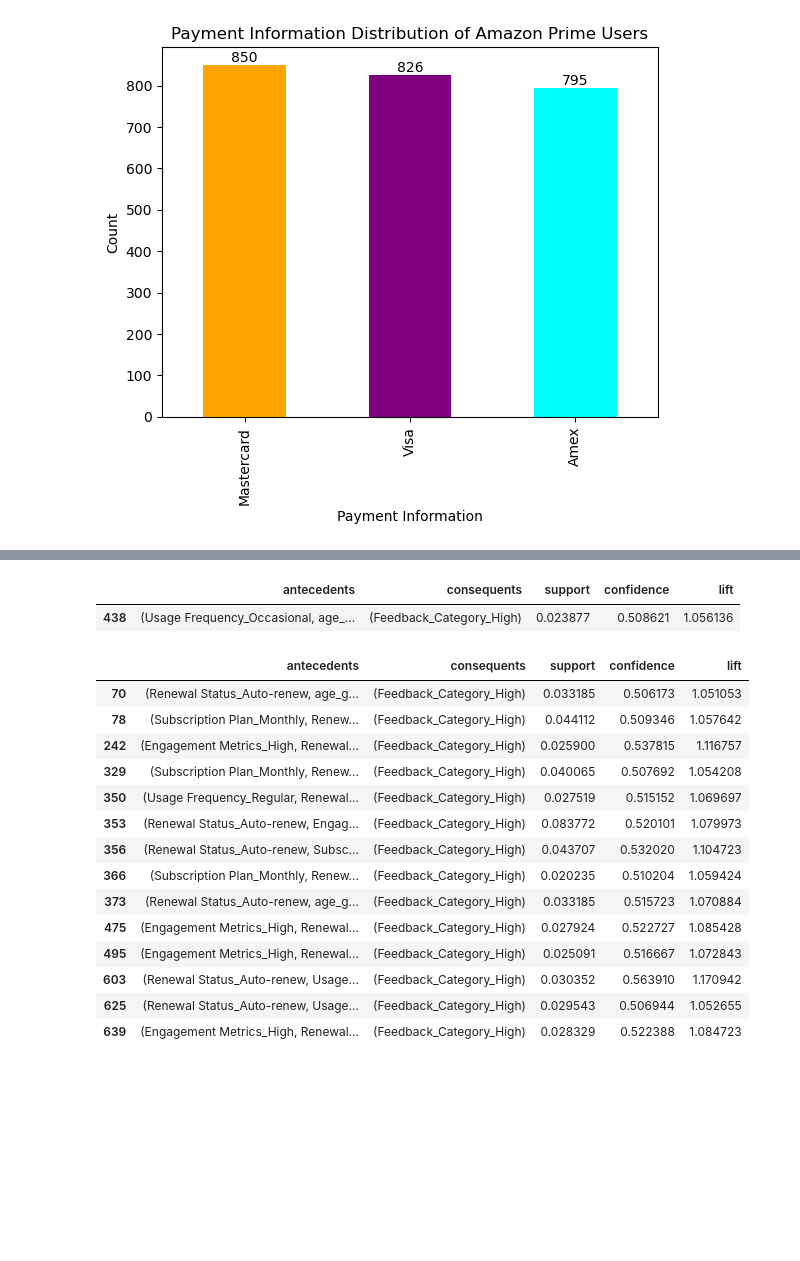
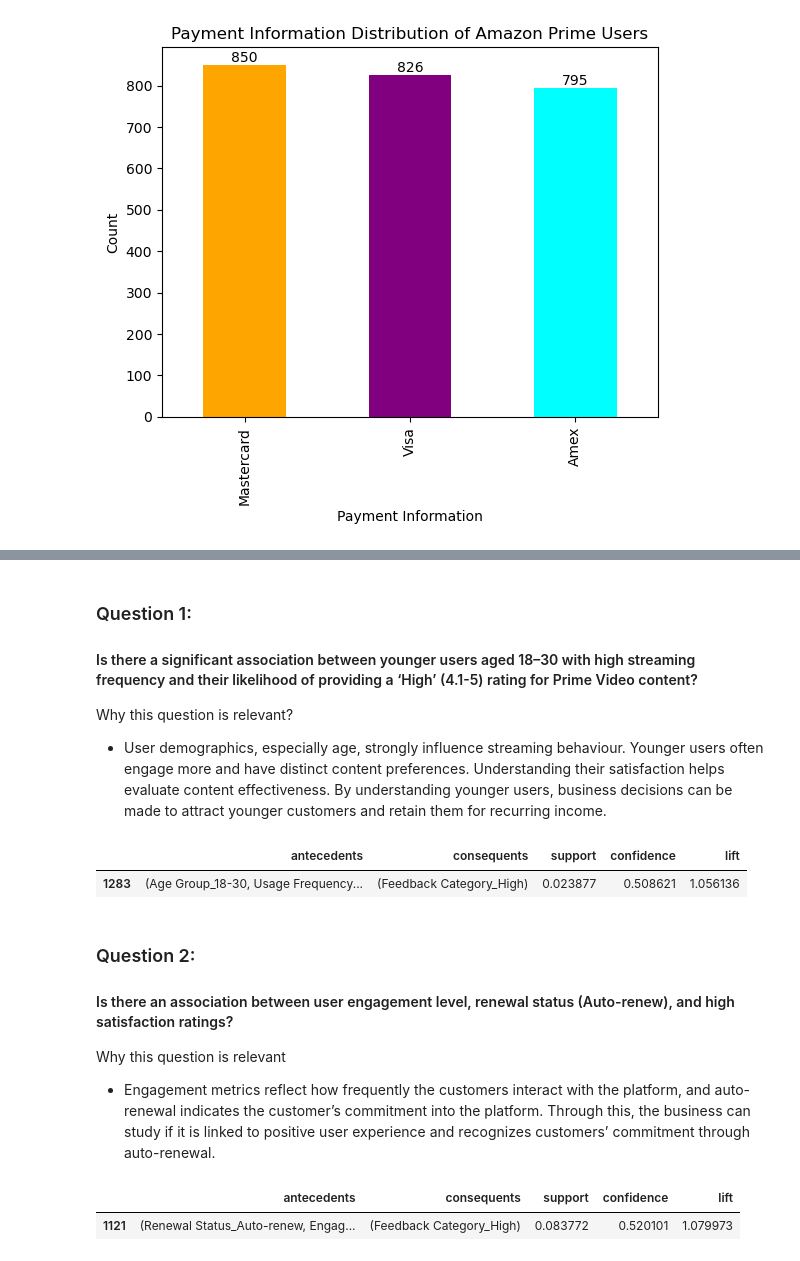
Before and after one commit to keattt0330/Data-Mining, a Jupyter notebook: assignment.ipynb, the cells around one changed output, grey strips where cells are left out. Saved outputs shown, nothing was run; the diff lists cells and outputs as text; code cells hidden in the pictures; blank space fills up the shorter version.

```diff
--- a/assignment.ipynb
+++ b/assignment.ipynb
@@ -187,0 +211,3 @@ Amazon_Prime.head()
+# %%
+Amazon_Prime['Feedback Category'] = pd.cut(Amazon_Prime['Feedback/Ratings'], bins=[0, 3, 4, 5], labels=['Low', 'Medium', 'High'])
+Amazon_Prime[['Feedback/Ratings', 'Feedback Category']].head()
@@ -278,6 +331,0 @@ Is there a significant association between younger users aged 18–30 with high
-# %%
-Amazon_Prime['age_group'] = pd.cut(Amazon_Prime['Age'],
-                         bins=[0,18,30,40,60,200],
-                         labels=['<18','18-30','31-40','41-60','60+'])
-Amazon_Prime['age_group'].value_counts()
-sns.countplot(Amazon_Prime['age_group'])
@@ -361,3 +332,5 @@ INTERPRETATION: There is NO significant statistical association between high str
 # %%
-from mlxtend.frequent_patterns import apriori, association_rules, fpgrowth
-# Prepare data for association rule mining
+# Import necessary libraries for association rule mining
+from mlxtend.frequent_patterns import association_rules, fpgrowth
+# Setting the output to display full column content
+pd.set_option('display.max_colwidth', None)
@@ -364,11 +354,10 @@ from mlxtend.frequent_patterns import apriori, association_rules, fpgrowth
 # %%
 Amazon_Prime_arm = Amazon_Prime.copy()
-Amazon_Prime_arm['Feedback_Category'] = pd.cut(Amazon_Prime_arm['Feedback/Ratings'], bins=[0, 2, 4, 5], labels=['Low', 'Medium', 'High'])
-arm_data = Amazon_Prime_arm[['age_group', 'Usage Frequency', 'Feedback_Category', 'Engagement Metrics', 'Subscription Plan', 'Renewal Status']]
+arm_data = Amazon_Prime_arm[['Age Group', 'Usage Frequency', 'Feedback Category', 'Engagement Metrics', 'Subscription Plan', 'Renewal Status', 'Favorite Genres', 'Devices Used', 'Payment Information']]
 arm_data = pd.get_dummies(arm_data)
 frequent_itemsets = fpgrowth(arm_data, min_support=0.02, use_colnames=True)
-print("\nFrequent Itemsets:\n", frequent_itemsets)
+print("\nFrequent Itemsets:\n", frequent_itemsets[:5])
 rules = association_rules(frequent_itemsets, metric="confidence", min_threshold=0.5)
-print("\nAssociation Rules:\n", rules)
+print("\nAssociation Rules:\n", rules[:5])
 # %% [output]
 Frequent Itemsets:
@@ -391,36 +401,32 @@ Frequent Itemsets:
+# %% [markdown]
+### Question 1:
+#### Is there a significant association between younger users aged 18–30 with high streaming frequency and their likelihood of providing a ‘High’ (4.1-5) rating for Prime Video content?
+Why this question is relevant?
+* User demographics, especially age, strongly influence streaming behaviour. Younger users often engage more and have distinct content preferences. Understanding their satisfaction helps evaluate content effectiveness. By understanding younger users, business decisions can be made to attract younger customers and retain them for recurring income.
 # %%
-target_item = 'age_group_18-30'
-
-filtered_rules = rules[
-    rules['antecedents'].apply(lambda x: target_item in x) &
-	rules['consequents'].apply(lambda x: 'Feedback_Category_High' in x)
+q1_rules = rules[
+    rules['antecedents'].apply(lambda x: 'Age Group_18-30' in x) &
+	rules['consequents'].apply(lambda x: 'Feedback Category_High' in x)
 ]
 
-filtered_rules[['antecedents', 'consequents', 'support', 'confidence', 'lift']]
+q1_rules[['antecedents', 'consequents', 'support', 'confidence', 'lift']]
 # %% [output]
 |  | antecedents | consequents | support | confidence | lift |
-| 438 | (Usage Frequency_Occasional, age_... | (Feedback_Category_High) | 0.023877 | 0.508621 | 1.056136 |
+| 1283 | (Age Group_18-30, Usage Frequency... | (Feedback Category_High) | 0.023877 | 0.508621 | 1.056136 |
+# %% [markdown]
+### Question 2:
+#### Is there an association between user engagement level, renewal status (Auto-renew), and high satisfaction ratings?
+Why this question is relevant
+* Engagement metrics reflect how frequently the customers interact with the platform, and auto-renewal indicates the customer’s commitment into the platform. Through this, the business can study if it is linked to positive user experience and recognizes customers’ commitment through auto-renewal.
 # %%
-filtered_rules = rules[
+q2_rules = rules[
 	rules['antecedents'].apply(lambda x: any('Engagement Metrics' in item for item in x)) &
 	rules['antecedents'].apply(lambda x: any('Renewal Status' in item for item in x)) &
-	rules['consequents'].apply(lambda x: any('Feedback_Category_High' in item for item in x))
+	(rules['antecedents'].apply(len) == 2) &
+	rules['consequents'].apply(lambda x: 'Feedback Category_High' in x)
 ]
 
-filtered_rules[['antecedents', 'consequents', 'support', 'confidence', 'lift']]
+q2_rules[['antecedents', 'consequents', 'support', 'confidence', 'lift']].sort_values(by='lift', ascending=False)
 # %% [output]
 |  | antecedents | consequents | support | confidence | lift |
-| 70 | (Renewal Status_Auto-renew, age_g... | (Feedback_Category_High) | 0.033185 | 0.506173 | 1.051053 |
-| 78 | (Subscription Plan_Monthly, Renew... | (Feedback_Category_High) | 0.044112 | 0.509346 | 1.057642 |
-| 242 | (Engagement Metrics_High, Renewal... | (Feedback_Category_High) | 0.025900 | 0.537815 | 1.116757 |
-| 329 | (Subscription Plan_Monthly, Renew... | (Feedback_Category_High) | 0.040065 | 0.507692 | 1.054208 |
-| 350 | (Usage Frequency_Regular, Renewal... | (Feedback_Category_High) | 0.027519 | 0.515152 | 1.069697 |
-| 353 | (Renewal Status_Auto-renew, Engag... | (Feedback_Category_High) | 0.083772 | 0.520101 | 1.079973 |
-| 356 | (Renewal Status_Auto-renew, Subsc... | (Feedback_Category_High) | 0.043707 | 0.532020 | 1.104723 |
-| 366 | (Subscription Plan_Monthly, Renew... | (Feedback_Category_High) | 0.020235 | 0.510204 | 1.059424 |
-| 373 | (Renewal Status_Auto-renew, age_g... | (Feedback_Category_High) | 0.033185 | 0.515723 | 1.070884 |
-| 475 | (Engagement Metrics_High, Renewal... | (Feedback_Category_High) | 0.027924 | 0.522727 | 1.085428 |
-| 495 | (Engagement Metrics_High, Renewal... | (Feedback_Category_High) | 0.025091 | 0.516667 | 1.072843 |
-| 603 | (Renewal Status_Auto-renew, Usage... | (Feedback_Category_High) | 0.030352 | 0.563910 | 1.170942 |
-| 625 | (Renewal Status_Auto-renew, Usage... | (Feedback_Category_High) | 0.029543 | 0.506944 | 1.052655 |
-| 639 | (Engagement Metrics_High, Renewal... | (Feedback_Category_High) | 0.028329 | 0.522388 | 1.084723 |
+| 1121 | (Renewal Status_Auto-renew, Engag... | (Feedback Category_High) | 0.083772 | 0.520101 | 1.079973 |
```
Also changed, not shown: parts of 32 cells of this notebook.
